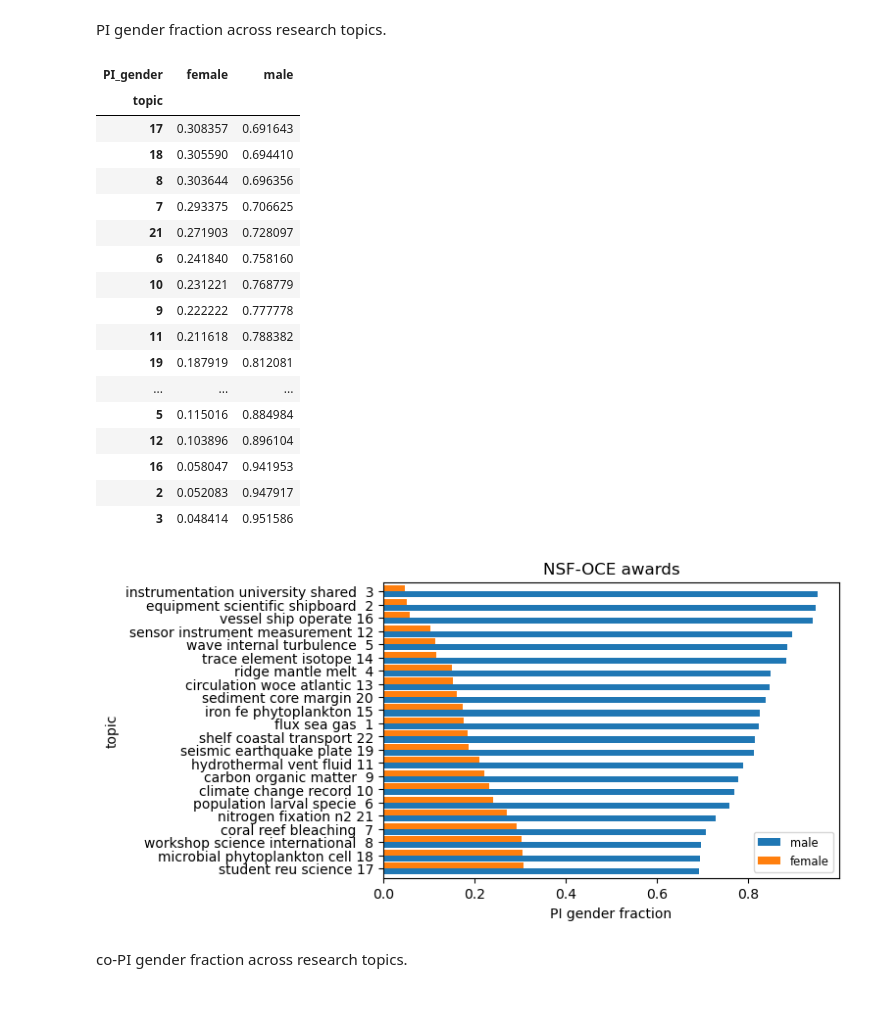
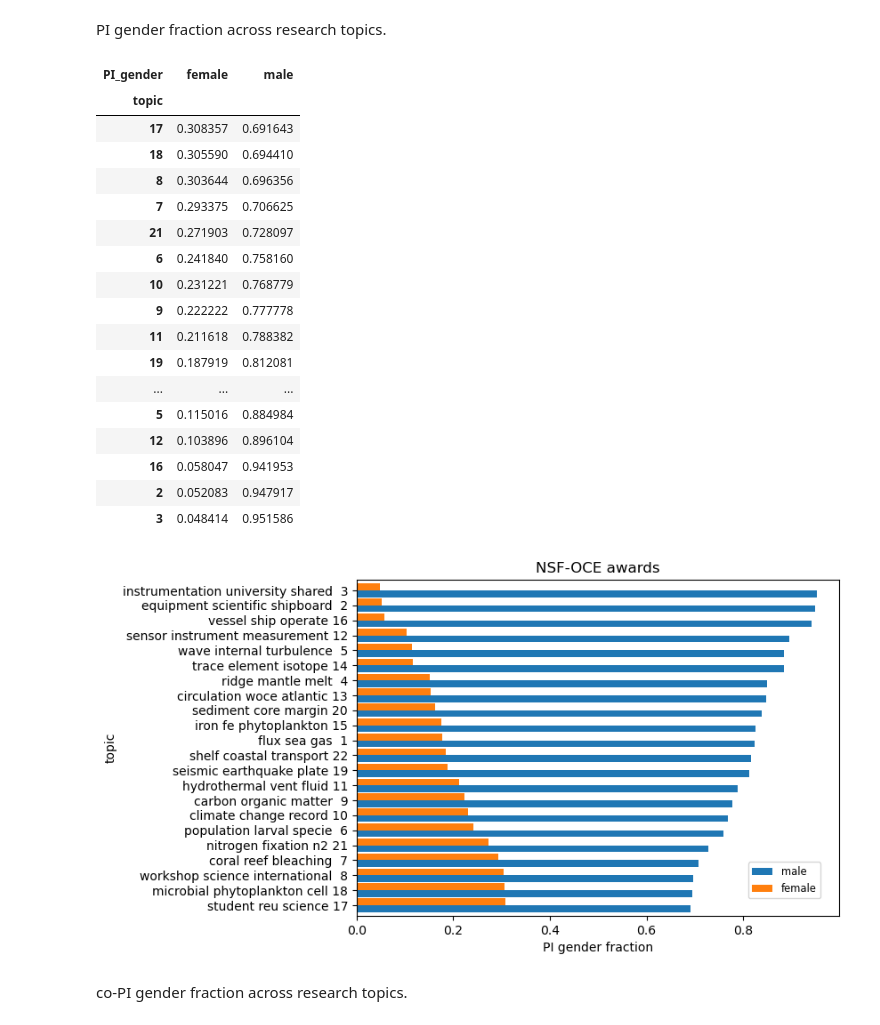
Before and after one commit to idlima/nsf-oce-gender, a Jupyter notebook: 05_analysis.ipynb, the cells around one changed output. Cells and saved outputs as stored; diff of their text form; code cells hidden in the pictures.

```diff
--- a/05_analysis.ipynb
+++ b/05_analysis.ipynb
@@ -762,34 +1057,34 @@ PI gender fraction across research topics.
 # %%
 df = awards.groupby(['topic','PI_gender'])['Abstract'].count().unstack()
 by_topic_pi = df.fillna(0).divide(df.sum(axis=1), axis=0)
 by_topic_pi = by_topic_pi.sort_values('male')
 
-fig, ax = plt.subplots()
+fig, ax = plt.subplots(figsize=(7,5))
 _ = by_topic_pi[['male','female']].plot(kind='barh', ax=ax, width=0.9).legend(bbox_to_anchor=(0.8, 0.175))
 _ = ax.set(title='NSF-OCE awards', xlabel='PI gender fraction')
 _ = ax.set_yticklabels(topic_names[by_topic_pi.index.values-1])
 
 by_topic_pi
 # %% [output]
 | PI_gender | female | male |
 | topic |  |  |
 | 17 | 0.308357 | 0.691643 |
 | 18 | 0.305590 | 0.694410 |
 | 8 | 0.303644 | 0.696356 |
 | 7 | 0.293375 | 0.706625 |
 | 21 | 0.271903 | 0.728097 |
 | 6 | 0.241840 | 0.758160 |
 | 10 | 0.231221 | 0.768779 |
 | 9 | 0.222222 | 0.777778 |
 | 11 | 0.211618 | 0.788382 |
 | 19 | 0.187919 | 0.812081 |
 | ... | ... | ... |
 | 5 | 0.115016 | 0.884984 |
 | 12 | 0.103896 | 0.896104 |
 | 16 | 0.058047 | 0.941953 |
 | 2 | 0.052083 | 0.947917 |
 | 3 | 0.048414 | 0.951586 |
-[figure, old version]
+[figure, new version]
 # %% [markdown]
 co-PI gender fraction across research topics.
 # %%
```
Also changed, not shown: parts of 64 cells of this notebook, 1 other file.
